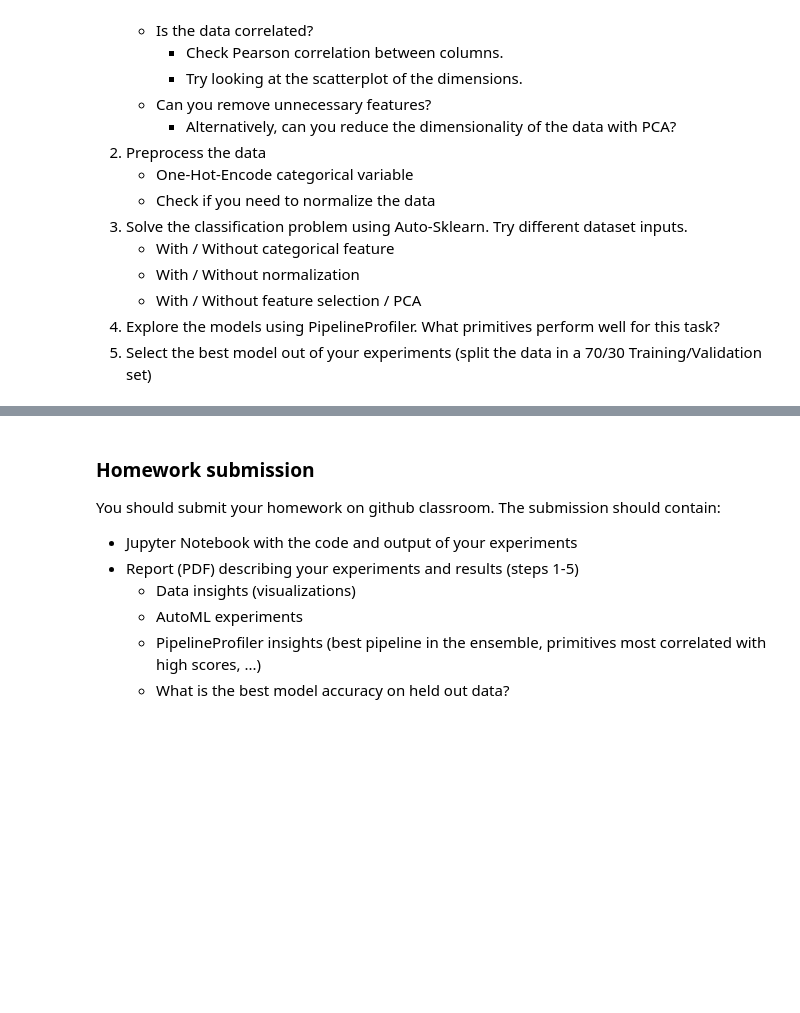
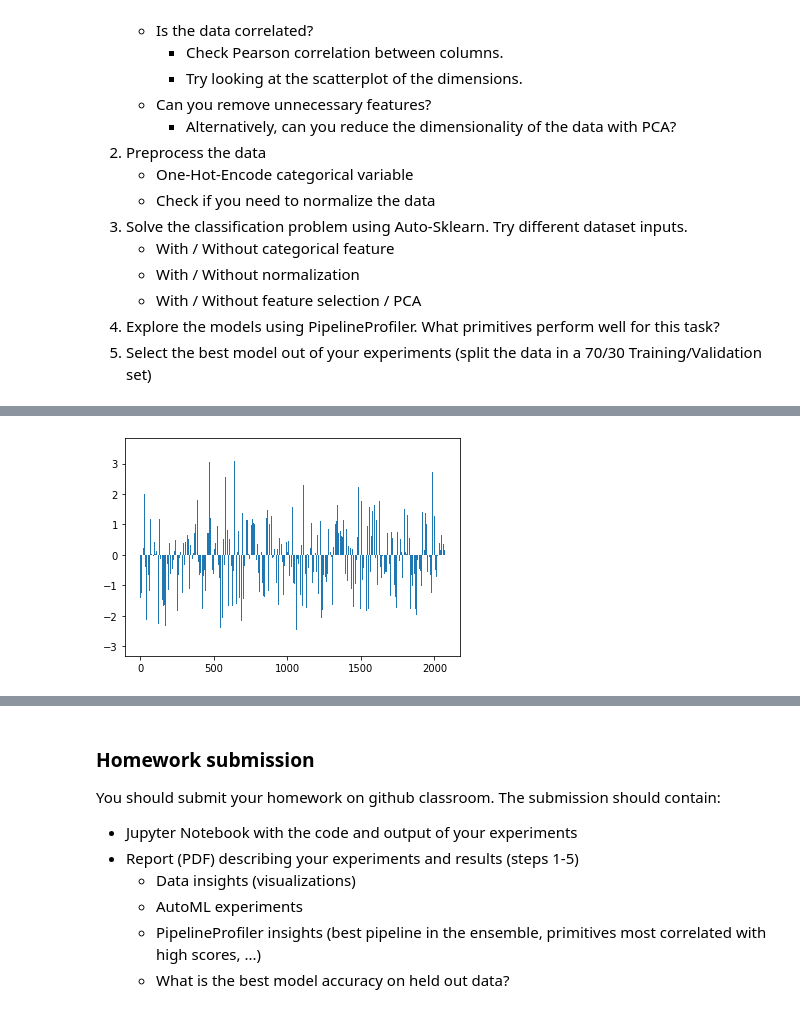
Before and after one commit to yeb2Binfang/CS_9223_Visualization_for_ML, a Jupyter notebook: HW/HW2/HW2-MLChallenge.ipynb, the cells around one changed output, grey strips where cells are left out. Drawn from its saved outputs; the diff is of its cells as text; code cells hidden in the pictures; blank space fills up the shorter version.

```diff
--- a/HW/HW2/HW2-MLChallenge.ipynb
+++ b/HW/HW2/HW2-MLChallenge.ipynb
@@ -39,0 +61,3 @@ In order to create this model, you will have to:
+# %%
+x= df['X0'].iloc[np.where(df['y']==0)]
+print(x)
@@ -39,0 +77,5 @@ In order to create this model, you will have to:
+# %%
+plt.bar(range(len(x)), x)
+plt.show()
+# %% [output]
+[figure, added]
```
Also changed, not shown: parts of 8 cells of this notebook.
